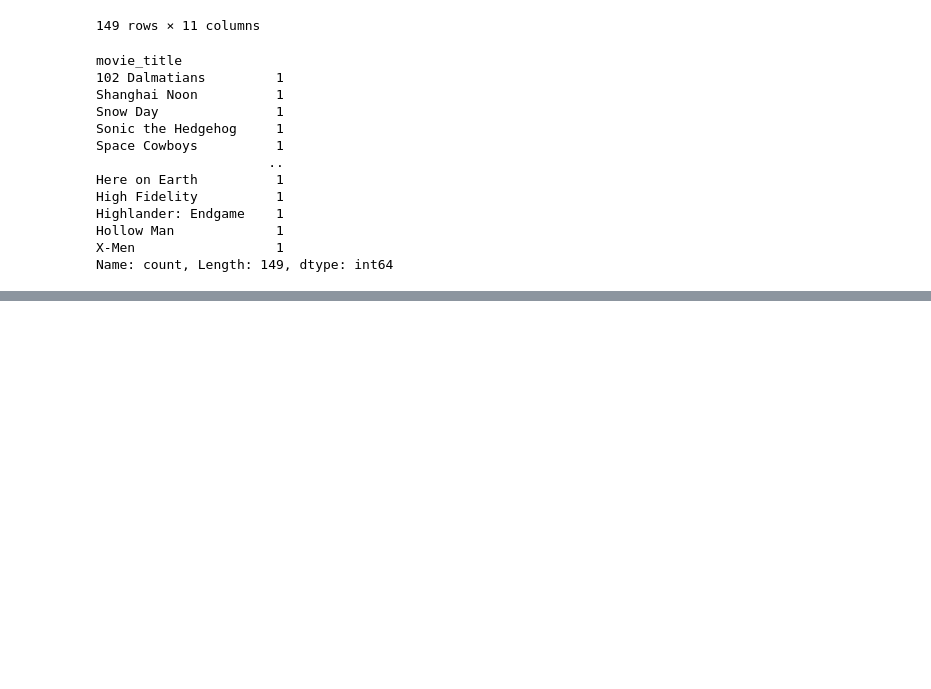
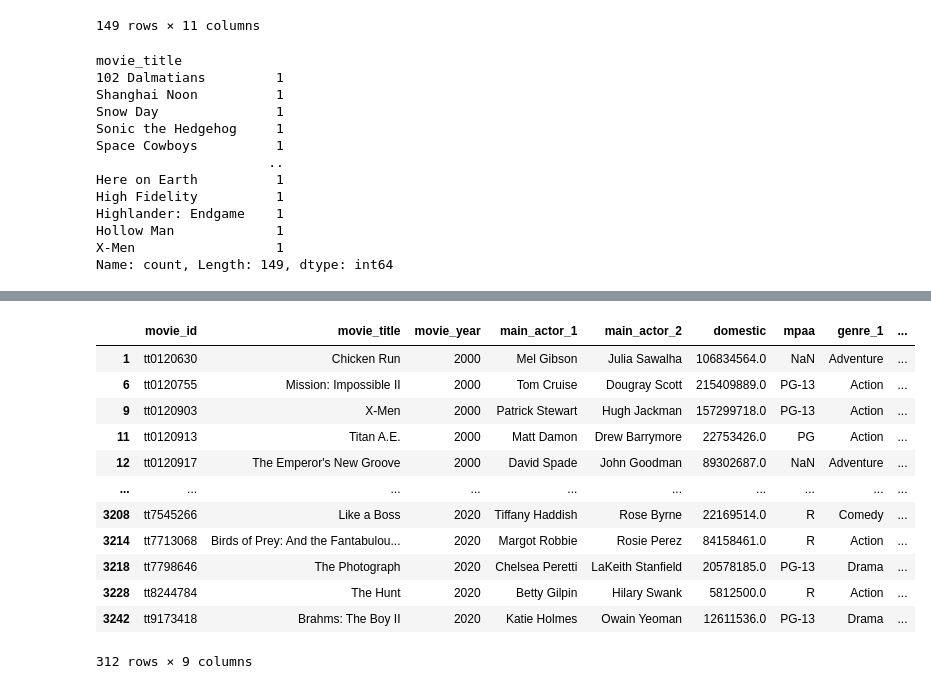
Before and after one commit to Armand57araujo/i-tickets, a Jupyter notebook: pythonnotebook.ipynb, the cells around one changed output, grey strips where cells are left out. Cells and saved outputs as stored; diff of their text form; code cells hidden in the pictures; blank space fills up the shorter version.

```diff
--- a/pythonnotebook.ipynb
+++ b/pythonnotebook.ipynb
@@ -393,2 +427,20 @@ Name: count, Length: 149, dtype: int64
 # %%
 merge_df.to_csv('merged_mojo_dataset.csv', index=False)
+# %%
+#We need to concatenate the two datasets.
+concat_df = pd.concat([clean_mojo_budget_data_2000_2020_df, rename_mojo_budget_update_2000_2020_df], axis=0)
+concat_df
+# %% [output]
+|  | movie_id | movie_title | movie_year | main_actor_1 | main_actor_2 | domestic | mpaa | genre_1 | ... |
+| 1 | tt0120630 | Chicken Run | 2000 | Mel Gibson | Julia Sawalha | 106834564.0 | NaN | Adventure | ... |
+| 6 | tt0120755 | Mission: Impossible II | 2000 | Tom Cruise | Dougray Scott | 215409889.0 | PG-13 | Action | ... |
+| 9 | tt0120903 | X-Men | 2000 | Patrick Stewart | Hugh Jackman | 157299718.0 | PG-13 | Action | ... |
+| 11 | tt0120913 | Titan A.E. | 2000 | Matt Damon | Drew Barrymore | 22753426.0 | PG | Action | ... |
+| 12 | tt0120917 | The Emperor's New Groove | 2000 | David Spade | John Goodman | 89302687.0 | NaN | Adventure | ... |
+| ... | ... | ... | ... | ... | ... | ... | ... | ... | ... |
+| 3208 | tt7545266 | Like a Boss | 2020 | Tiffany Haddish | Rose Byrne | 22169514.0 | R | Comedy | ... |
+| 3214 | tt7713068 | Birds of Prey: And the Fantabulou... | 2020 | Margot Robbie | Rosie Perez | 84158461.0 | R | Action | ... |
+| 3218 | tt7798646 | The Photograph | 2020 | Chelsea Peretti | LaKeith Stanfield | 20578185.0 | PG-13 | Drama | ... |
+| 3228 | tt8244784 | The Hunt | 2020 | Betty Gilpin | Hilary Swank | 5812500.0 | R | Action | ... |
+| 3242 | tt9173418 | Brahms: The Boy II | 2020 | Katie Holmes | Owain Yeoman | 12611536.0 | PG-13 | Drama | ... |
+312 rows × 9 columns
```
Also changed, not shown: parts of 8 cells of this notebook, 1 other file.
